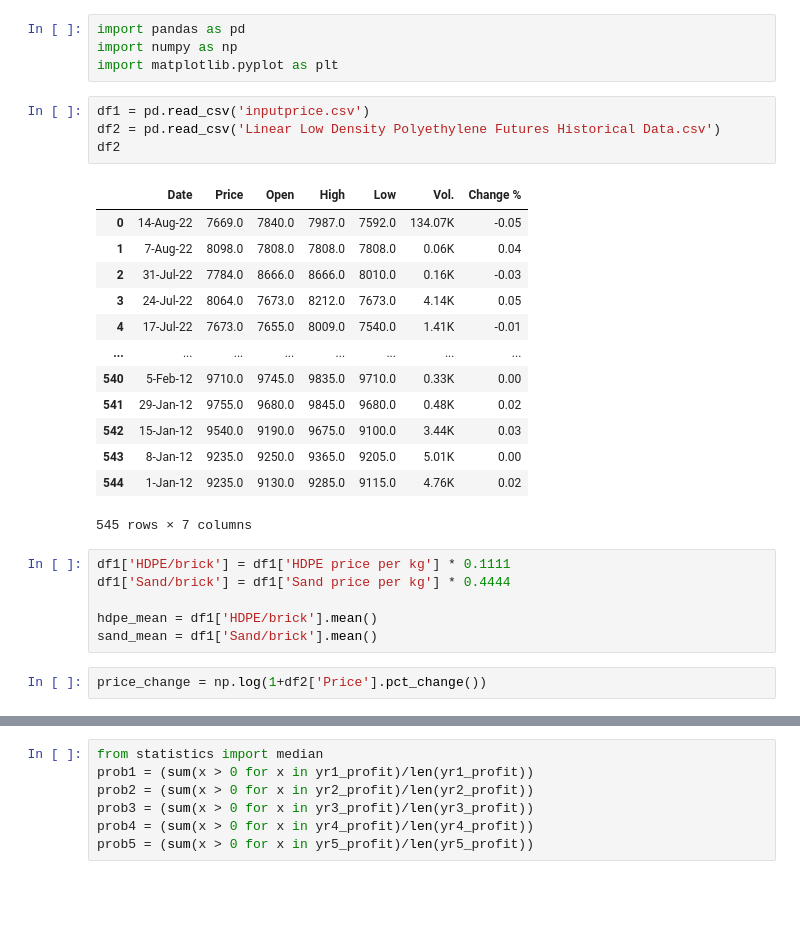
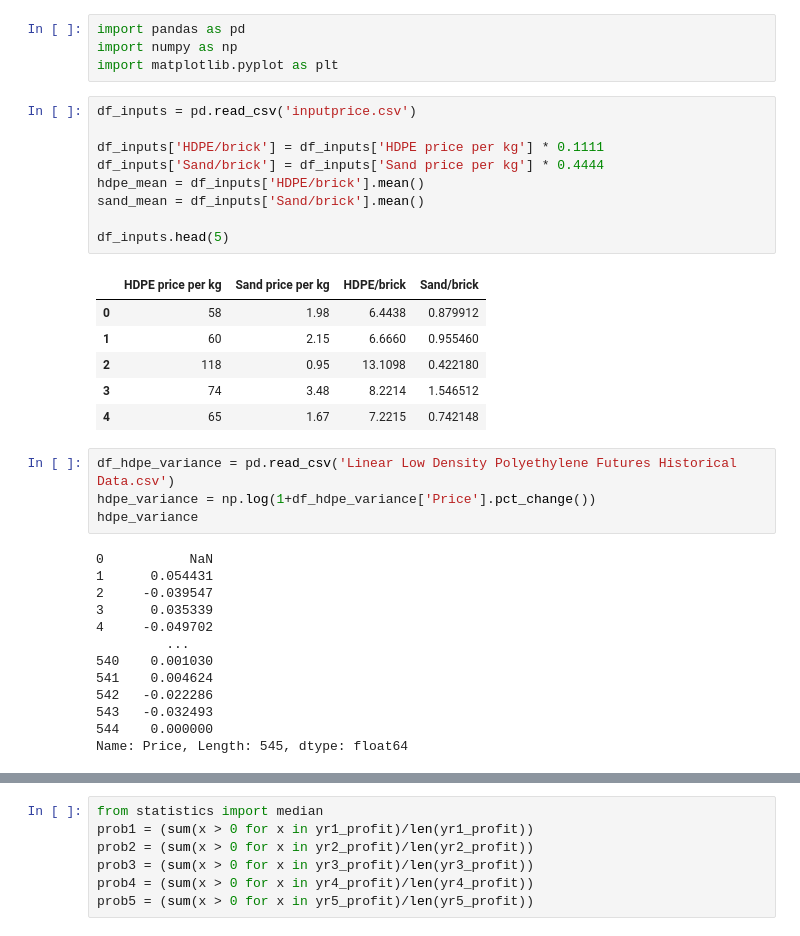
Before and after one commit to rx229/Projects, a Jupyter notebook: Brick Profit Monte Carlo/brick_profit_montecarlo.ipynb, the cells around one changed output, grey strips where cells are left out. Cells and saved outputs as stored; diff of their text form; blank space fills up the shorter version.

```diff
--- a/Brick Profit Monte Carlo/brick_profit_montecarlo.ipynb
+++ b/Brick Profit Monte Carlo/brick_profit_montecarlo.ipynb
@@ -5,28 +5,35 @@ import pandas as pd
 import numpy as np
 import matplotlib.pyplot as plt
 # %%
-df1 = pd.read_csv('inputprice.csv')
-df2 = pd.read_csv('Linear Low Density Polyethylene Futures Historical Data.csv')
-df2
+df_inputs = pd.read_csv('inputprice.csv')
+
+df_inputs['HDPE/brick'] = df_inputs['HDPE price per kg'] * 0.1111
+df_inputs['Sand/brick'] = df_inputs['Sand price per kg'] * 0.4444
+hdpe_mean = df_inputs['HDPE/brick'].mean()
+sand_mean = df_inputs['Sand/brick'].mean()
+
+df_inputs.head(5)
 # %% [output]
-|  | Date | Price | Open | High | Low | Vol. | Change % |
-| 0 | 14-Aug-22 | 7669.0 | 7840.0 | 7987.0 | 7592.0 | 134.07K | -0.05 |
-| 1 | 7-Aug-22 | 8098.0 | 7808.0 | 7808.0 | 7808.0 | 0.06K | 0.04 |
-| 2 | 31-Jul-22 | 7784.0 | 8666.0 | 8666.0 | 8010.0 | 0.16K | -0.03 |
-| 3 | 24-Jul-22 | 8064.0 | 7673.0 | 8212.0 | 7673.0 | 4.14K | 0.05 |
-| 4 | 17-Jul-22 | 7673.0 | 7655.0 | 8009.0 | 7540.0 | 1.41K | -0.01 |
-| ... | ... | ... | ... | ... | ... | ... | ... |
-| 540 | 5-Feb-12 | 9710.0 | 9745.0 | 9835.0 | 9710.0 | 0.33K | 0.00 |
-| 541 | 29-Jan-12 | 9755.0 | 9680.0 | 9845.0 | 9680.0 | 0.48K | 0.02 |
-| 542 | 15-Jan-12 | 9540.0 | 9190.0 | 9675.0 | 9100.0 | 3.44K | 0.03 |
-| 543 | 8-Jan-12 | 9235.0 | 9250.0 | 9365.0 | 9205.0 | 5.01K | 0.00 |
-| 544 | 1-Jan-12 | 9235.0 | 9130.0 | 9285.0 | 9115.0 | 4.76K | 0.02 |
+|  | HDPE price per kg | Sand price per kg | HDPE/brick | Sand/brick |
+| 0 | 58 | 1.98 | 6.4438 | 0.879912 |
+| 1 | 60 | 2.15 | 6.6660 | 0.955460 |
+| 2 | 118 | 0.95 | 13.1098 | 0.422180 |
+| 3 | 74 | 3.48 | 8.2214 | 1.546512 |
+| 4 | 65 | 1.67 | 7.2215 | 0.742148 |
-545 rows × 7 columns
 # %%
-df1['HDPE/brick'] = df1['HDPE price per kg'] * 0.1111
-df1['Sand/brick'] = df1['Sand price per kg'] * 0.4444
-
-hdpe_mean = df1['HDPE/brick'].mean()
-sand_mean = df1['Sand/brick'].mean()
+df_hdpe_variance = pd.read_csv('Linear Low Density Polyethylene Futures Historical Data.csv')
+hdpe_variance = np.log(1+df_hdpe_variance['Price'].pct_change())
+hdpe_variance
+# %% [output]
+0           NaN
+1      0.054431
+2     -0.039547
+3      0.035339
+4     -0.049702
+         ...
+540    0.001030
+541    0.004624
+542   -0.022286
+543   -0.032493
+544    0.000000
+Name: Price, Length: 545, dtype: float64
-# %%
-price_change = np.log(1+df2['Price'].pct_change())
```
Also changed, not shown: parts of 24 cells of this notebook.
